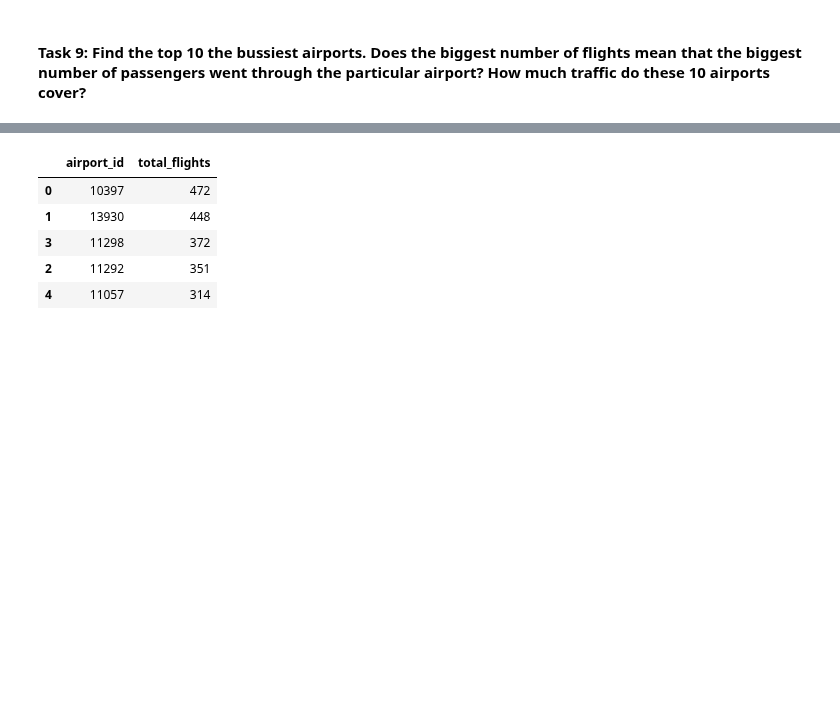
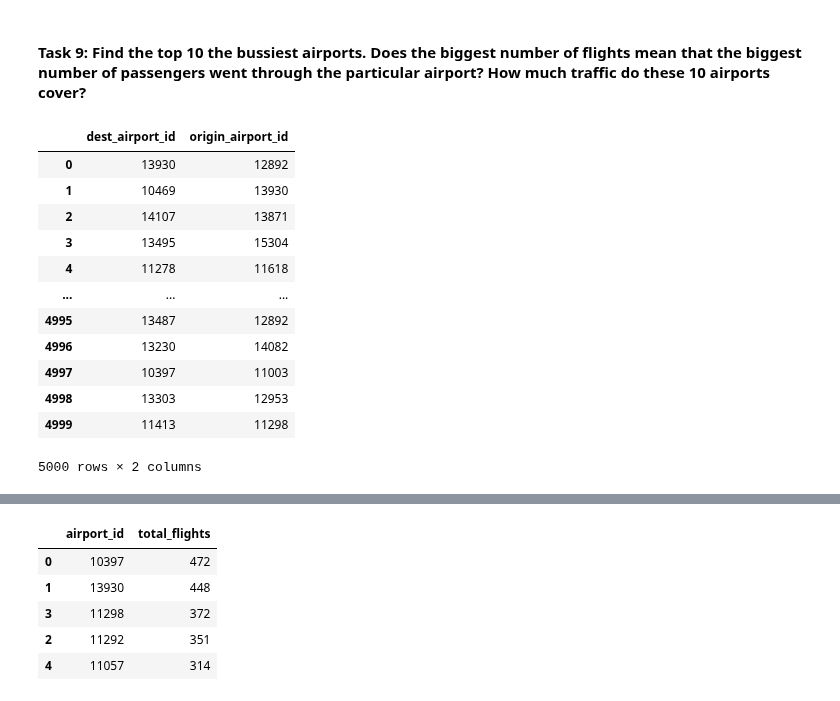
Before and after one commit to jackycwwang/lighthouse_lab_midterm_project, a Jupyter notebook: src/exploratory_analysis.ipynb, the cells around one changed output, grey strips where cells are left out. Drawn from its saved outputs; the diff is of its cells as text; code cells hidden in the pictures; blank space fills up the shorter version.

```diff
--- a/src/exploratory_analysis.ipynb
+++ b/src/exploratory_analysis.ipynb
@@ -524,13 +526,28 @@ and long haul is binomially split - which all make sense intuitively """
 # %%
 # CALCULATE FLIGHT COUNTS PER AIRPORTS
 airport_count_orig = df[['origin_airport_id', 'index']].groupby('origin_airport_id', as_index=False).count().sort_values(by='index', ascending = False)
 airport_count_dest = df[['dest_airport_id', 'index']].groupby('dest_airport_id', as_index=False).count().sort_values(by='index')
 airport_count= airport_count_orig.merge(airport_count_dest, left_on='origin_airport_id', right_on='dest_airport_id')
 
 airport_count['total_flights'] = airport_count['index_x']+airport_count['index_y']
 airport_count.rename(columns = {'origin_airport_id': 'airport_id'}, inplace=True)
 airport_count.drop(['index_x', 'dest_airport_id', 'index_y'], axis=1, inplace=True)
 airport_count.head()
 
 df_new = df.copy()
-df_new['total_flight_origin'] =
+# df_new['total_flight_origin'] =
+df[['dest_airport_id','origin_airport_id']]
+# %% [output]
+|  | dest_airport_id | origin_airport_id |
+| 0 | 13930 | 12892 |
+| 1 | 10469 | 13930 |
+| 2 | 14107 | 13871 |
+| 3 | 13495 | 15304 |
+| 4 | 11278 | 11618 |
+| ... | ... | ... |
+| 4995 | 13487 | 12892 |
+| 4996 | 13230 | 14082 |
+| 4997 | 10397 | 11003 |
+| 4998 | 13303 | 12953 |
+| 4999 | 11413 | 11298 |
+5000 rows × 2 columns
```
Also changed, not shown: parts of 5 cells of this notebook.
